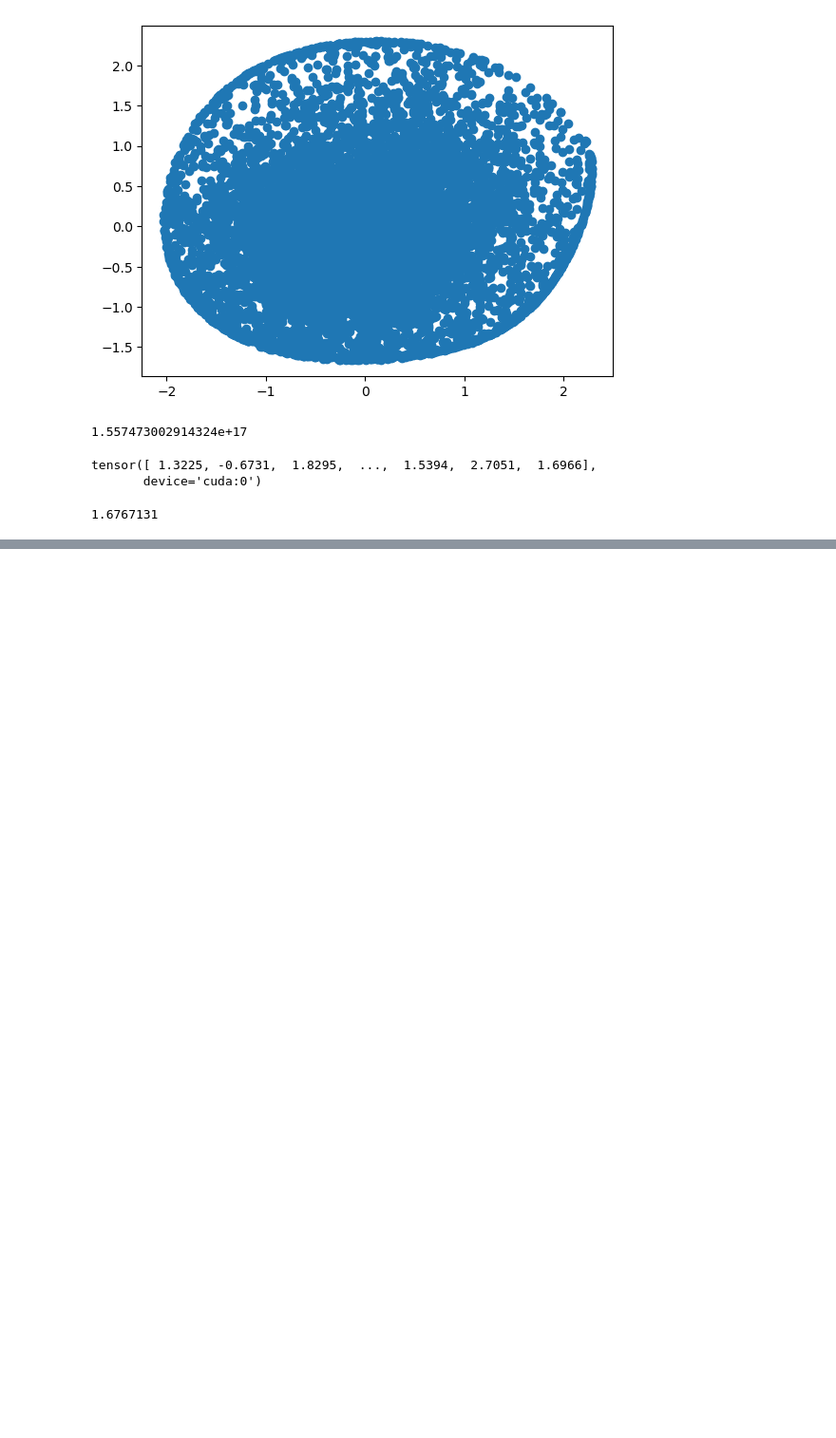
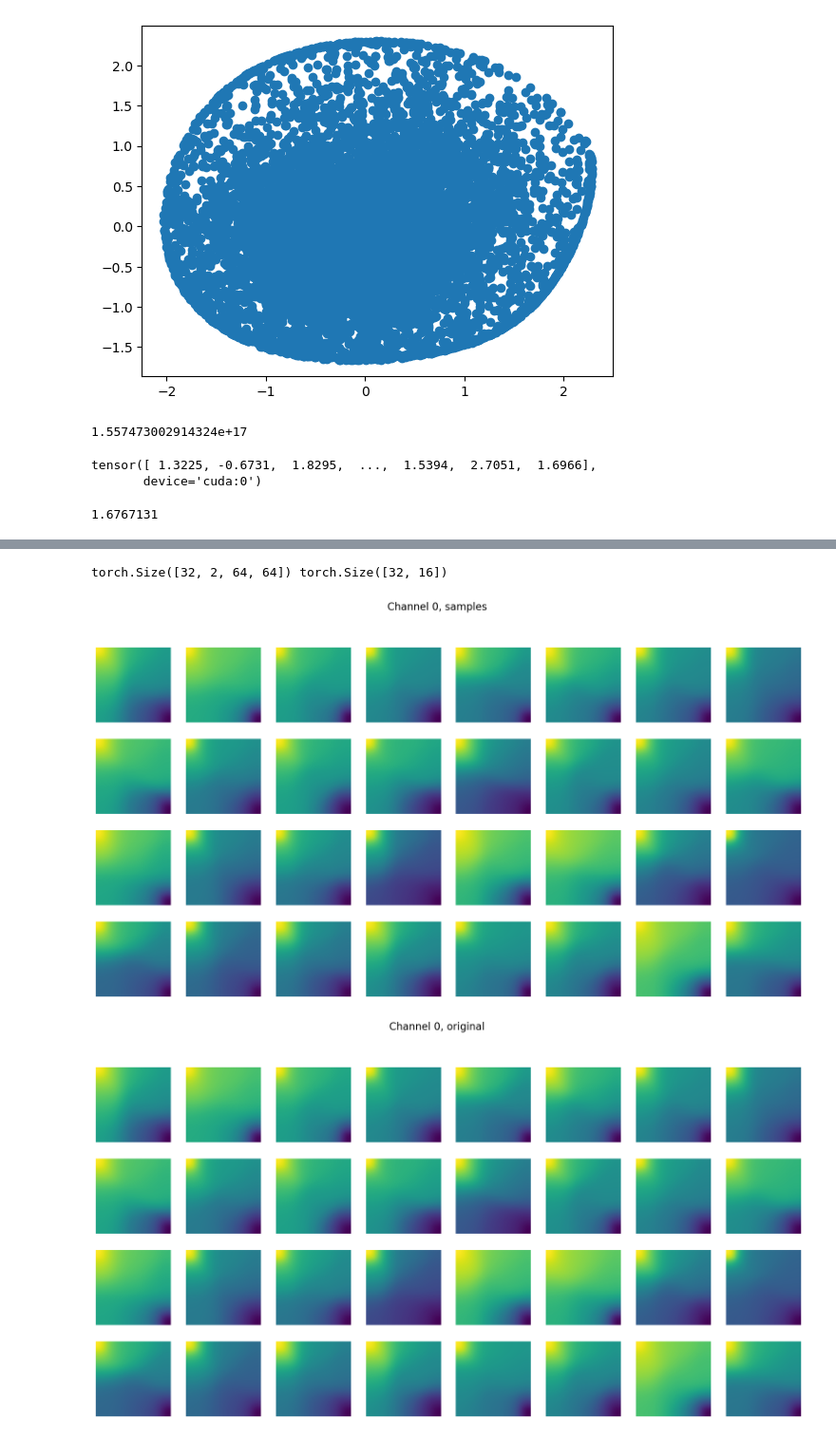
Before and after one commit to christian-jacobsen/CoCoGen, a Jupyter notebook: PFGMPP_study.ipynb, the cells around one changed output, grey strips where cells are left out. Shown at 95% size. Saved outputs shown, nothing was run; the diff lists cells and outputs as text; code cells hidden in the pictures; blank space fills up the shorter version.

```diff
--- a/PFGMPP_study.ipynb
+++ b/PFGMPP_study.ipynb
@@ -448,7 +448,8 @@ def ablation_sampler(
     vp_beta_min = np.log(sigma_max ** 2 + 1) - 0.5 * vp_beta_d
 
     # Define time steps in terms of noise level.
-    step_indices = torch.arange(num_steps, dtype=torch.float64, device=latents.device)
+    step_indices = torch.arange(num_steps, dtype=torch.float64, devich.Size([32, 2, 64, 64]) torch.Size([32, 16])
+tore=latents.device)
     if discretization == 'vp':
         orig_t_steps = 1 + step_indices / (num_steps - 1) * (epsilon_s - 1)
         sigma_steps = vp_sigma(vp_beta_d, vp_beta_min)(orig_t_steps)
@@ -921,0 +1105,33 @@ np.mean(bpd.detach().cpu().numpy())
+# %%
+x, c = next(iter(tmp_dataloader.train_dataloader()))
+x = x.to(device)
+c = c.to(device)
+print(x.shape, c.shape)
+# %% [output]
+torch.Size([32, 2, 64, 64]) torch.Size([32, 16])
+# %%
+with torch.no_grad():
+    model.eval()
+    rnd = StackedRandomGenerator(device, range(x.shape[0]))
+    latents = rnd.randn(x.shape, device=device)
+    samples = ablation_sampler(model, latents=latents, class_labels=c, randn_like=rnd.randn_like,
+                               discretization='edm', solver='euler')
+# %%
+def plot_channel(samples, channel, title):
+    fig, axes = plt.subplots(4, 8, figsize=(20, 10))
+    fig.suptitle(title, fontsize=16)
+    for i, ax in enumerate(axes.flatten()):
+        if i < samples.shape[0]:
+            ax.imshow(samples[i, channel, :, :])
+            ax.axis('off')
+        else:
+            ax.axis('off')  # Hide empty plots
+
+plot_channel(samples, 0, 'Channel 0, samples')
+plot_channel(x, 0, 'Channel 0, original')
+plot_channel(samples, 1, 'Channel 1, samples')
+plot_channel(x, 1, 'Channel 1, original')
+plt.show()
+# %% [output]
+[figure, added]
+[figure, added]
```
Also changed, not shown: parts of 6 cells of this notebook, 1 other file.
